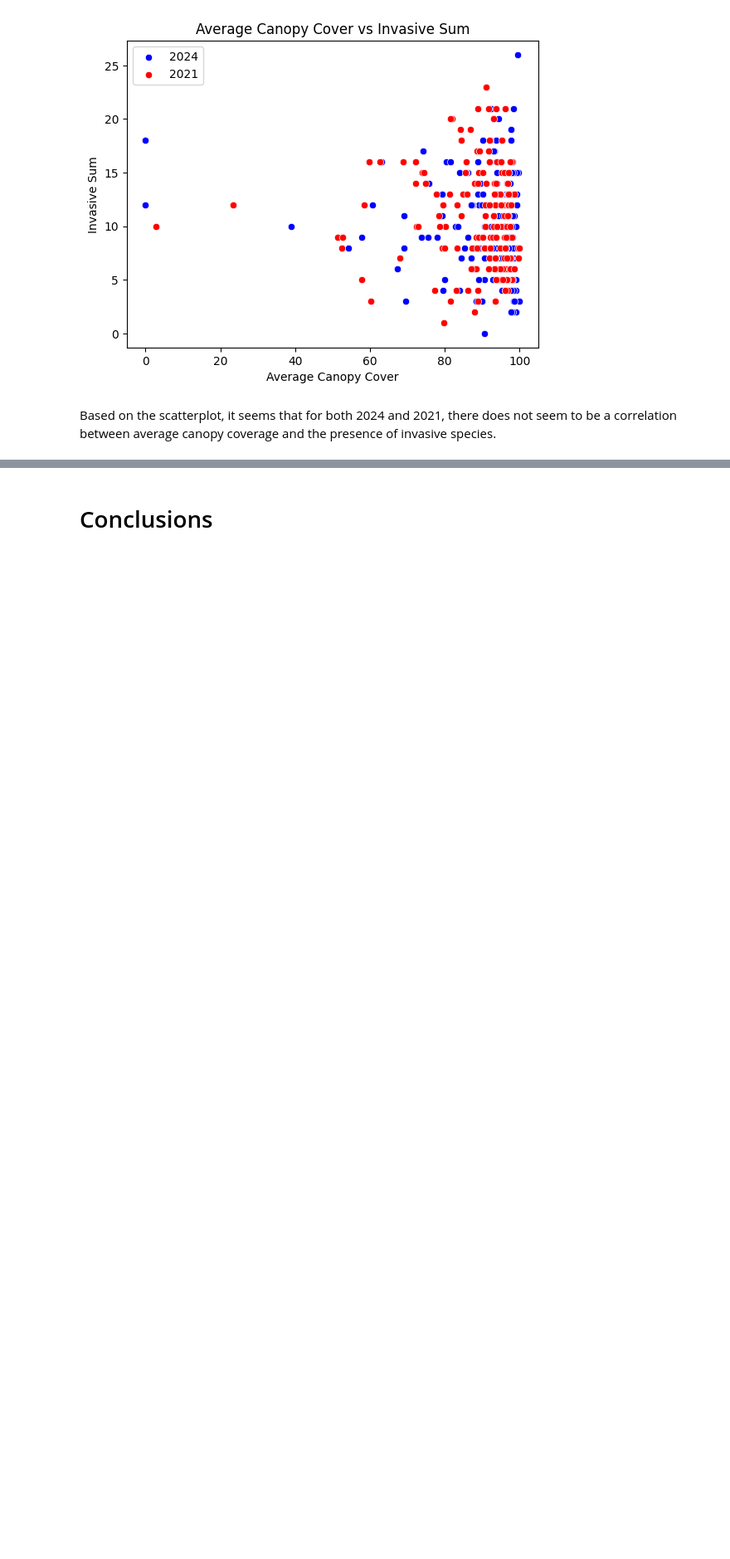
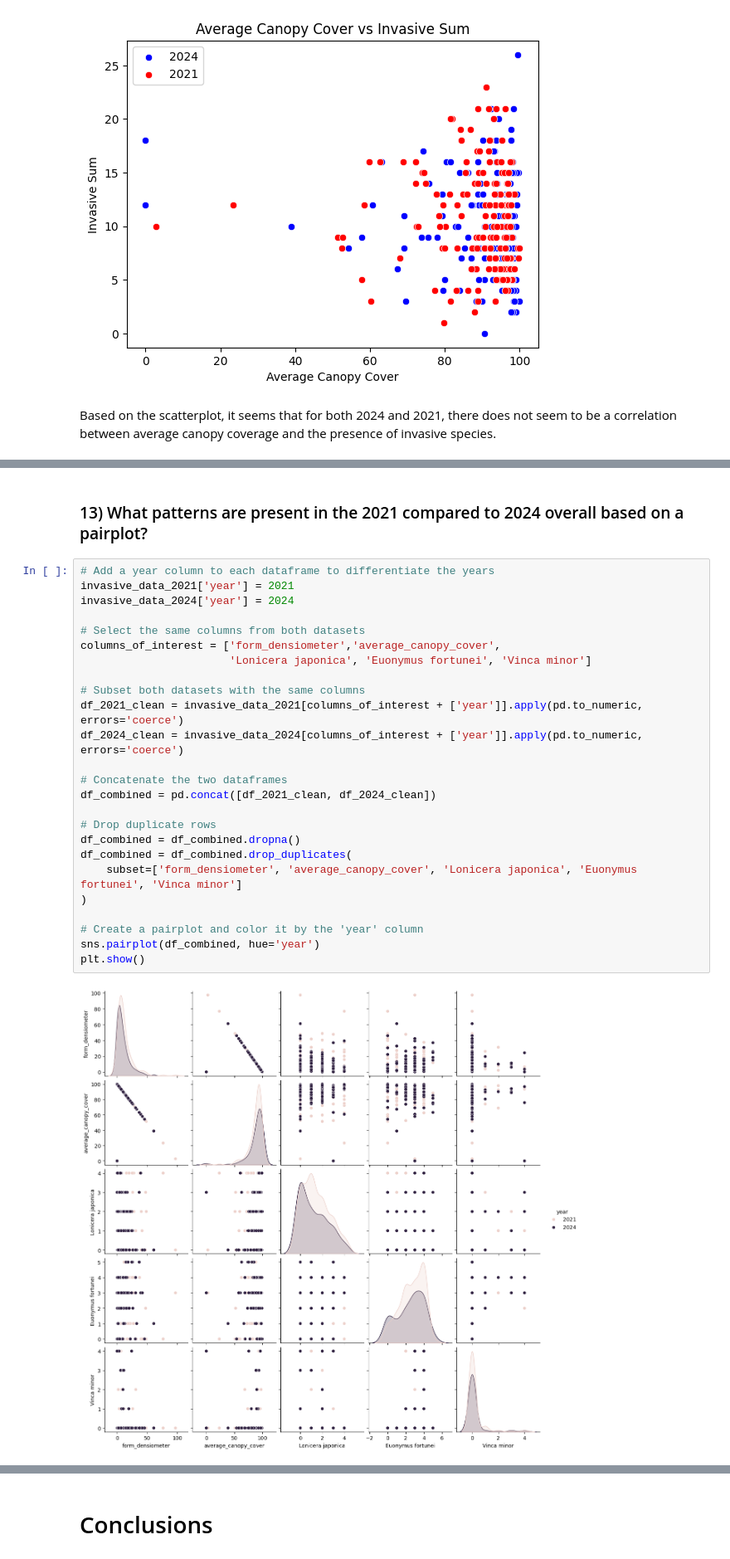
Before and after one commit to Graviton12/CS-430-Group-Project, a Jupyter notebook: Cherokee_Park_2024_and_2021_EDA.ipynb, the cells around one changed output, grey strips where cells are left out. Shown at 83% size. Drawn from its saved outputs; the diff is of its cells as text; blank space fills up the shorter version.

```diff
--- a/Cherokee_Park_2024_and_2021_EDA.ipynb
+++ b/Cherokee_Park_2024_and_2021_EDA.ipynb
@@ -697,0 +737,29 @@ Based on the scatterplot, it seems that for both 2024 and 2021, there does not s
+# %% [markdown]
+### 13) What patterns are present in the 2021 compared to 2024 overall based on a pairplot?
+# %%
+# Add a year column to each dataframe to differentiate the years
+invasive_data_2021['year'] = 2021
+invasive_data_2024['year'] = 2024
+
+# Select the same columns from both datasets
+columns_of_interest = ['form_densiometer','average_canopy_cover',
+                       'Lonicera japonica', 'Euonymus fortunei', 'Vinca minor']
+
+# Subset both datasets with the same columns
+df_2021_clean = invasive_data_2021[columns_of_interest + ['year']].apply(pd.to_numeric, errors='coerce')
+df_2024_clean = invasive_data_2024[columns_of_interest + ['year']].apply(pd.to_numeric, errors='coerce')
+
+# Concatenate the two dataframes
+df_combined = pd.concat([df_2021_clean, df_2024_clean])
+
+# Drop duplicate rows
+df_combined = df_combined.dropna()
+df_combined = df_combined.drop_duplicates(
+    subset=['form_densiometer', 'average_canopy_cover', 'Lonicera japonica', 'Euonymus fortunei', 'Vinca minor']
+)
+
+# Create a pairplot and color it by the 'year' column
+sns.pairplot(df_combined, hue='year')
+plt.show()
+# %% [output]
+[figure, added]
```
Also changed, not shown: parts of 15 cells of this notebook.
